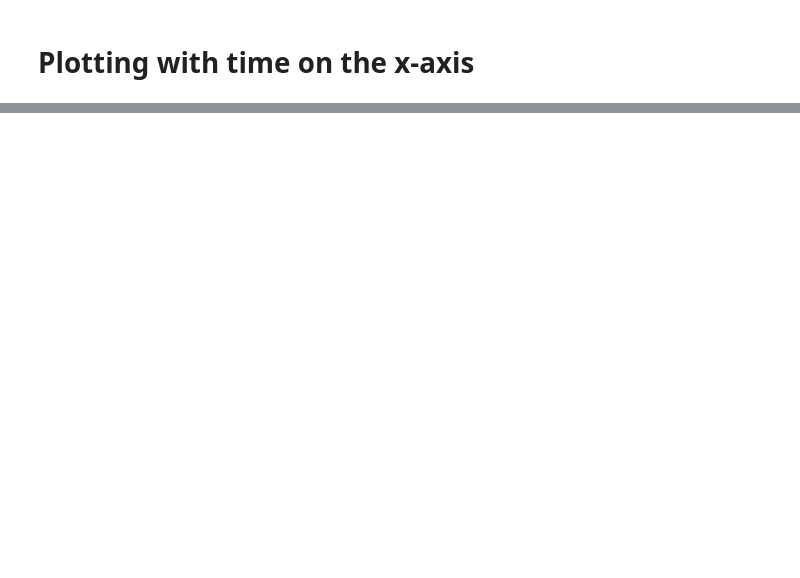
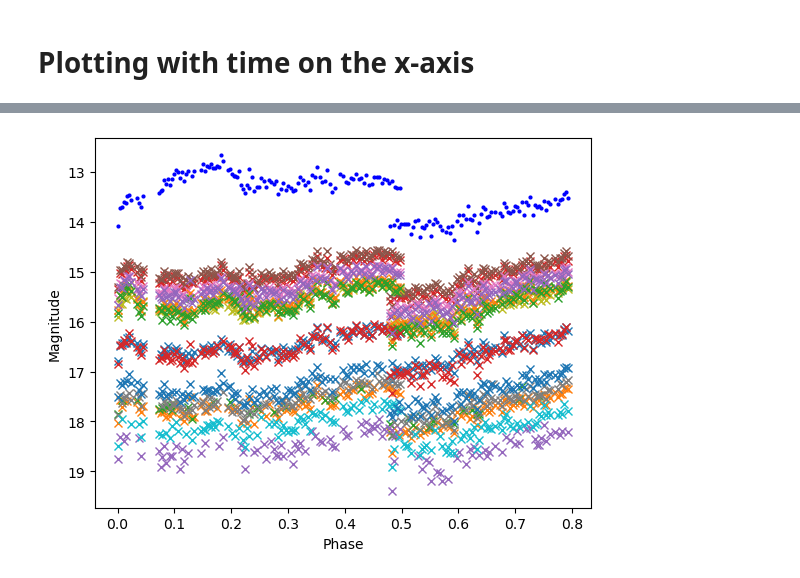
Before and after one commit to npi2015/Mphys-project, a Jupyter notebook: Notebooks/all_RV_UMa_nights_Blue.ipynb, the cells around one changed output, grey strips where cells are left out. Saved outputs shown, nothing was run; the diff lists cells and outputs as text; code cells hidden in the pictures; blank space fills up the shorter version.

```diff
--- a/Notebooks/all_RV_UMa_nights_Blue.ipynb
+++ b/Notebooks/all_RV_UMa_nights_Blue.ipynb
@@ -449,3 +471,14 @@ plt.ylabel('Magnitude');
+# %%
+for star in magnitude_list_standard_stars:
+    plt.plot(phase, star, 'x')
+
+plt.plot(phase, RV_UMa_magnitudes[0], 'o', markersize = 2, color = 'blue')
+plt.gca().invert_yaxis()
+plt.xlabel('Phase')
+plt.ylabel('Magnitude')
+plt.savefig('./Images/Uncorrected_phase_image');
+# %% [output]
+[figure, added]
 # %%
 # Move everything to txt file
 
```
Also changed, not shown: parts of 18 cells of this notebook, 46 other files.
